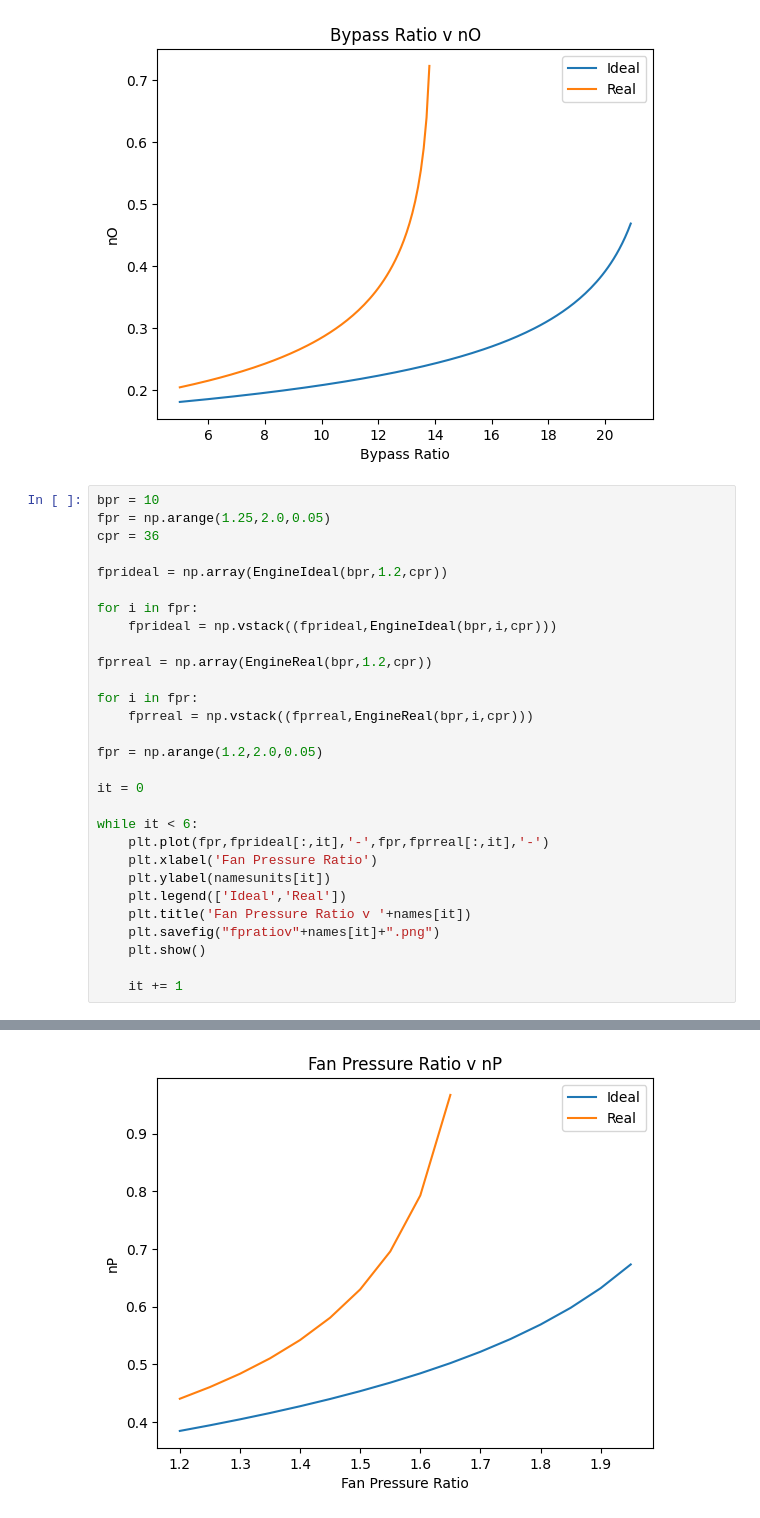
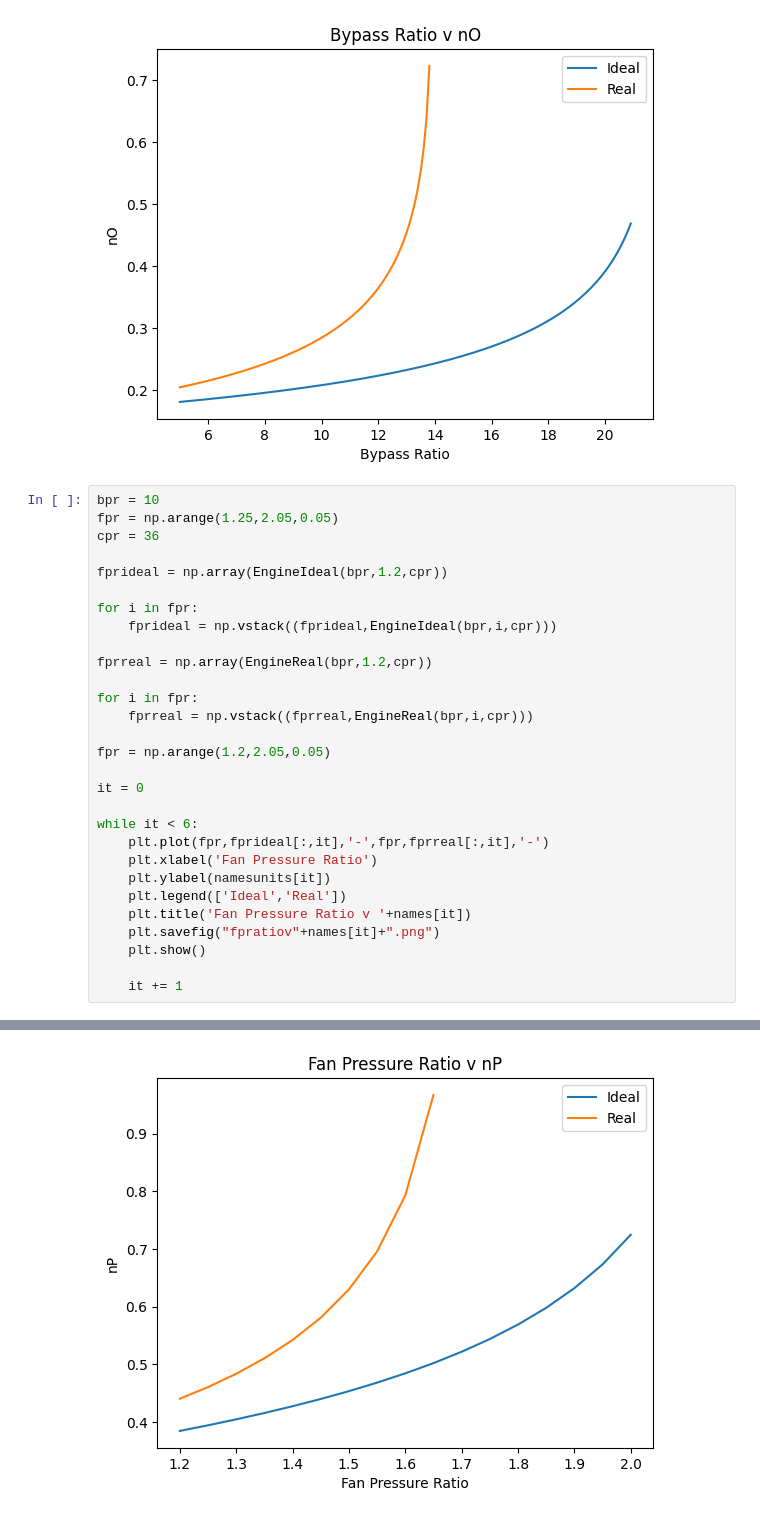
Before and after one commit to kavourbm/AEEM4063-Team15, a Jupyter notebook: Part B.ipynb, the cells around one changed output, grey strips where cells are left out. Saved outputs shown, nothing was run; the diff lists cells and outputs as text.

```diff
--- a/Part B.ipynb
+++ b/Part B.ipynb
@@ -319,7 +319,7 @@ while it < 6:
 [figure]
 # %%
 bpr = 10
-fpr = np.arange(1.25,2.0,0.05)
+fpr = np.arange(1.25,2.05,0.05)
 cpr = 36
 
 fprideal = np.array(EngineIdeal(bpr,1.2,cpr))
@@ -332,7 +332,7 @@ fprreal = np.array(EngineReal(bpr,1.2,cpr))
 for i in fpr:
     fprreal = np.vstack((fprreal,EngineReal(bpr,i,cpr)))
 
-fpr = np.arange(1.2,2.0,0.05)
+fpr = np.arange(1.2,2.05,0.05)
 
 it = 0
 
@@ -354 +354 @@ while it < 6:
-[figure, old version]
+[figure, new version]
```
Also changed, not shown: parts of 2 cells of this notebook, 12 other files.
